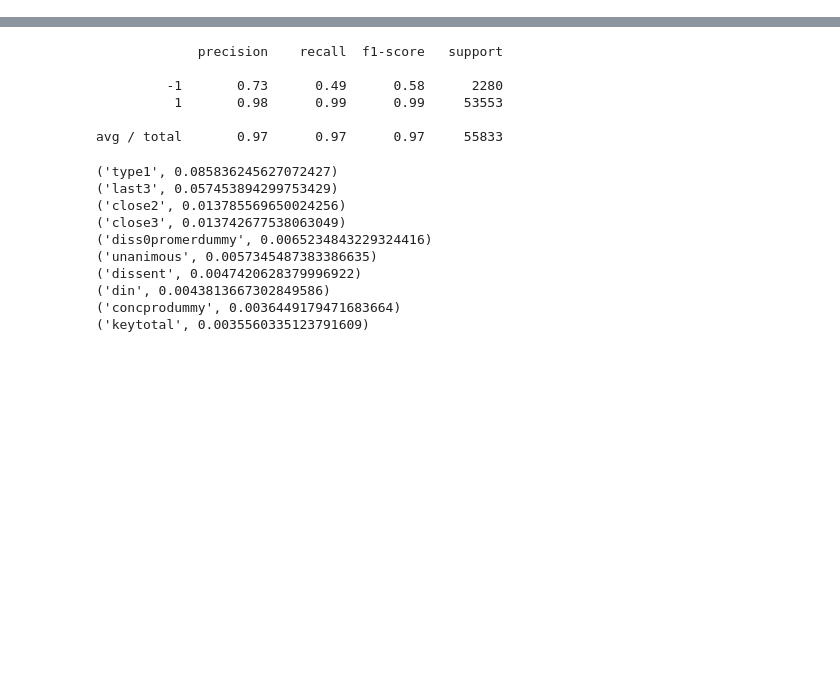
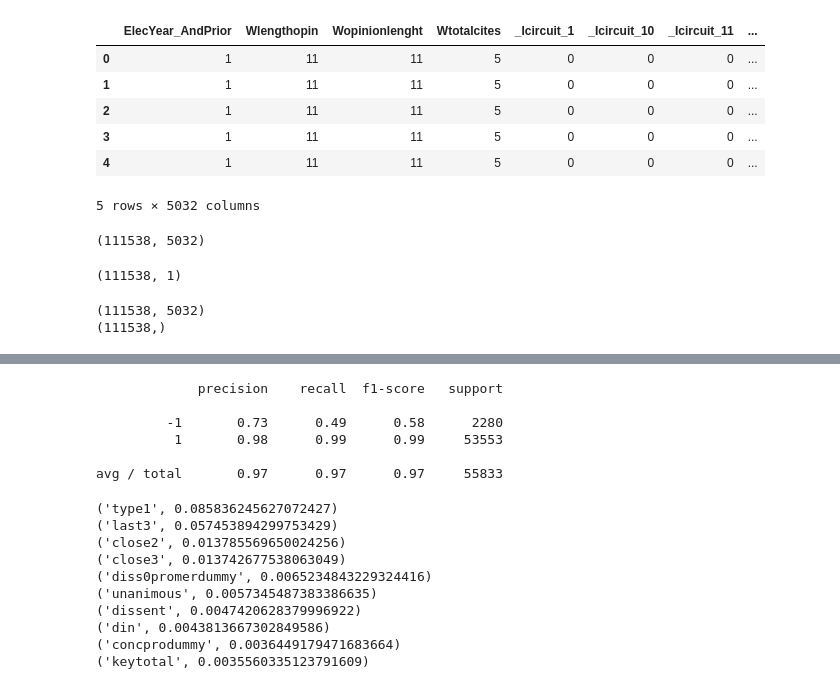
Before and after one commit to adithyap/mlcs16, a Jupyter notebook: JVAP_grid_search_and_train.ipynb, the cells around one changed output, grey strips where cells are left out. Cells and saved outputs as stored; diff of their text form; code cells hidden in the pictures; blank space fills up the shorter version.

```diff
--- a/JVAP_grid_search_and_train.ipynb
+++ b/JVAP_grid_search_and_train.ipynb
@@ -131,0 +296,20 @@ def get_top_n(n, arr, col_names, prev_list=[]):
+# %%
+df_x.fillna(value=0,inplace=True)
+# %%
+df_x.head()
+# %% [output]
+|  | ElecYear_AndPrior | Wlengthopin | Wopinionlenght | Wtotalcites | _Icircuit_1 | _Icircuit_10 | _Icircuit_11 | ... |
+| 0 | 1 | 11 | 11 | 5 | 0 | 0 | 0 | ... |
+| 1 | 1 | 11 | 11 | 5 | 0 | 0 | 0 | ... |
+| 2 | 1 | 11 | 11 | 5 | 0 | 0 | 0 | ... |
+| 3 | 1 | 11 | 11 | 5 | 0 | 0 | 0 | ... |
+| 4 | 1 | 11 | 11 | 5 | 0 | 0 | 0 | ... |
+5 rows × 5032 columns
+# %%
+df_x.shape
+# %% [output]
+(111538, 5032)
+# %%
+df_y.shape
+# %% [output]
+(111538, 1)
@@ -137,0 +325,6 @@ X, y = get_x_y(1000)
+# %%
+print X.shape
+print y.shape
+# %% [output]
+(111538, 5032)
+(111538,)
```
Also changed, not shown: parts of 23 cells of this notebook, 23 other files.
